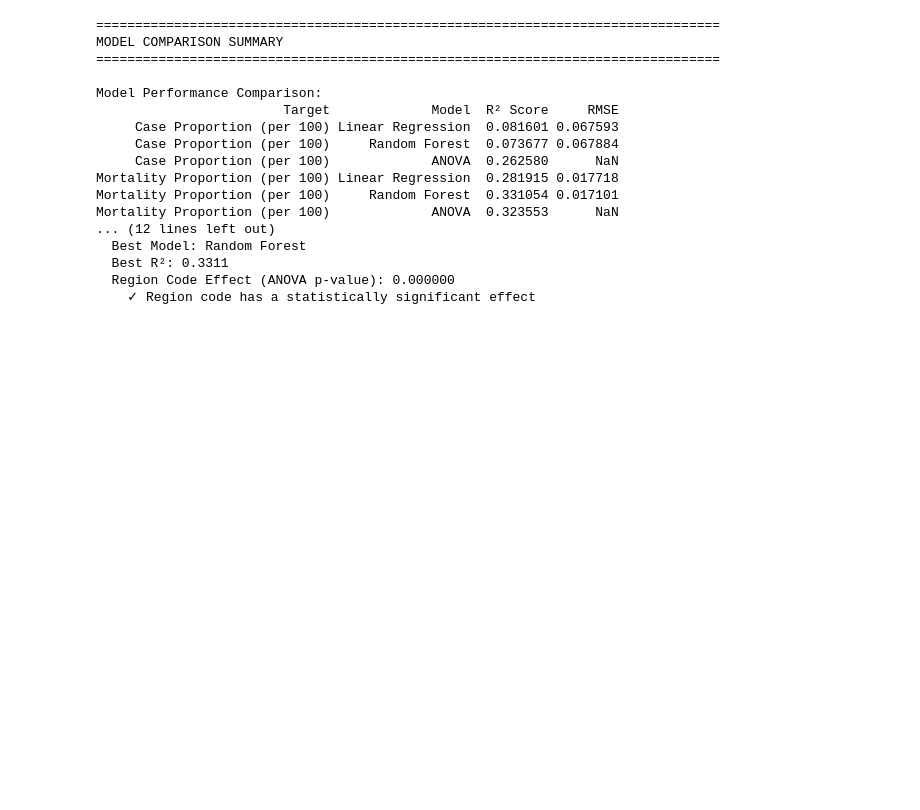
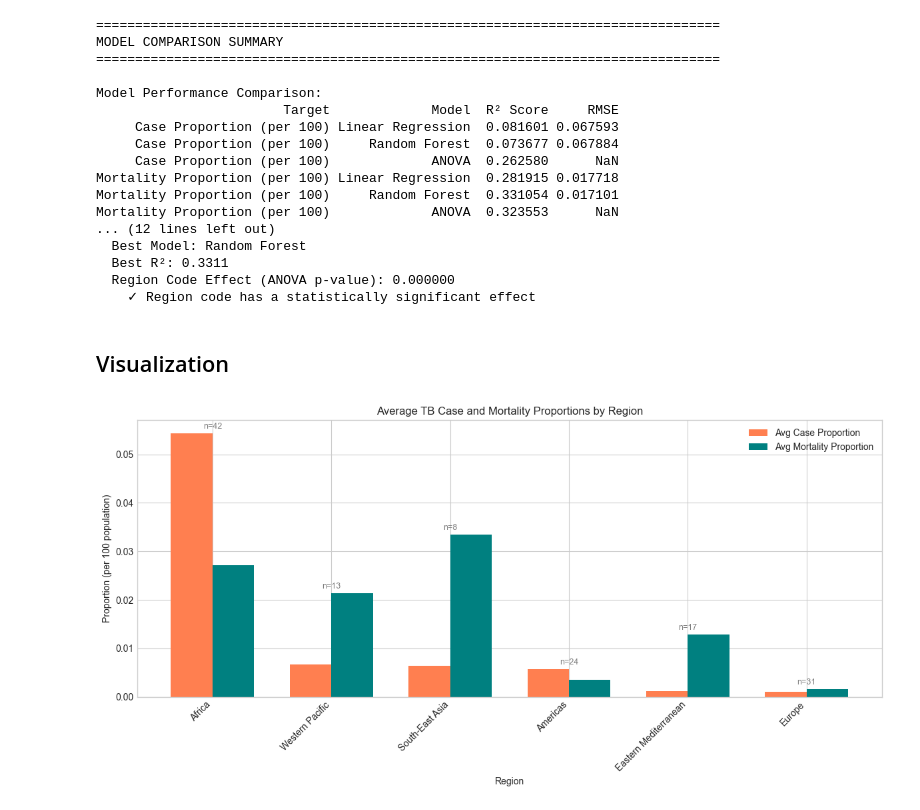
Before and after one commit to keprt-j/CS210Project, a Jupyter notebook: notebooks/DataProcessingAndMachineLearning.ipynb, the cells around one changed output. Cells and saved outputs as stored; diff of their text form; code cells hidden in the pictures; blank space fills up the shorter version.

Commit message:
Added visualizations, minor edits

```diff
--- a/notebooks/DataProcessingAndMachineLearning.ipynb
+++ b/notebooks/DataProcessingAndMachineLearning.ipynb
@@ -434,3 +434,37 @@ Mortality Proportion (per 100)             ANOVA  0.323553      NaN
   Best R²: 0.3311
   Region Code Effect (ANOVA p-value): 0.000000
     ✓ Region code has a statistically significant effect
+# %% [markdown]
+## Visualization
+# %%
+import matplotlib as plt
+import seaborn as sns
+
+fig, ax = plt.subplots(figsize=(12, 6))
+
+region_stats = df_clean.groupby('region_name').agg({
+    'case_proportion': 'mean',
+    'mortality_proportion': 'mean',
+    'country_code': 'count'
+}).rename(columns={'country_code': 'num_countries'}).sort_values('case_proportion', ascending=False)
+
+x = np.arange(len(region_stats))
+width = 0.35
+
+bars1 = ax.bar(x - width/2, region_stats['case_proportion'], width, label='Avg Case Proportion', color='coral')
+bars2 = ax.bar(x + width/2, region_stats['mortality_proportion'], width, label='Avg Mortality Proportion', color='teal')
+
+ax.set_xlabel('Region')
+ax.set_ylabel('Proportion (per 100 population)')
+ax.set_title('Average TB Case and Mortality Proportions by Region')
+ax.set_xticks(x)
+ax.set_xticklabels(region_stats.index, rotation=45, ha='right')
+ax.legend()
+
+for i, (idx, row) in enumerate(region_stats.iterrows()):
+    ax.annotate(f'n={int(row["num_countries"])}', xy=(i, max(row['case_proportion'], row['mortality_proportion'])), xytext=(0, 5), textcoords='offset points', ha='center', fontsize=9, color='gray')
+
+plt.tight_layout()
+plt.show()
+# %% [output]
+[figure, added]
```
Also changed, not shown: parts of 3 cells of this notebook, 2 other files.
